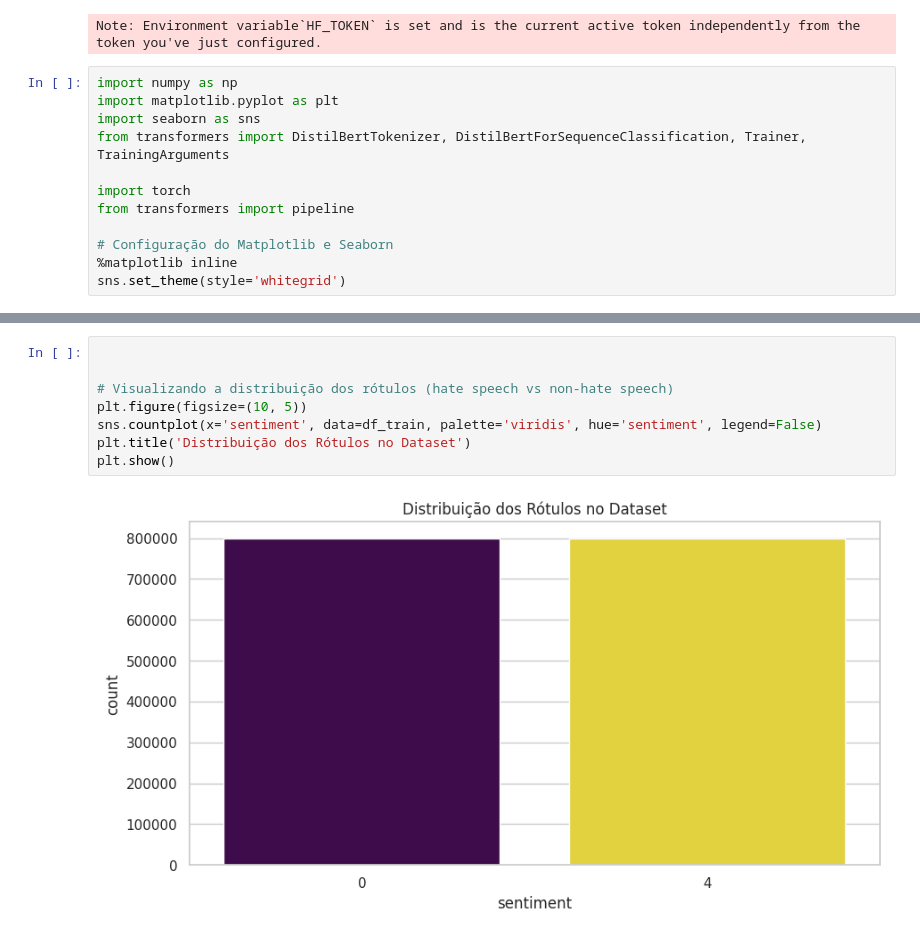
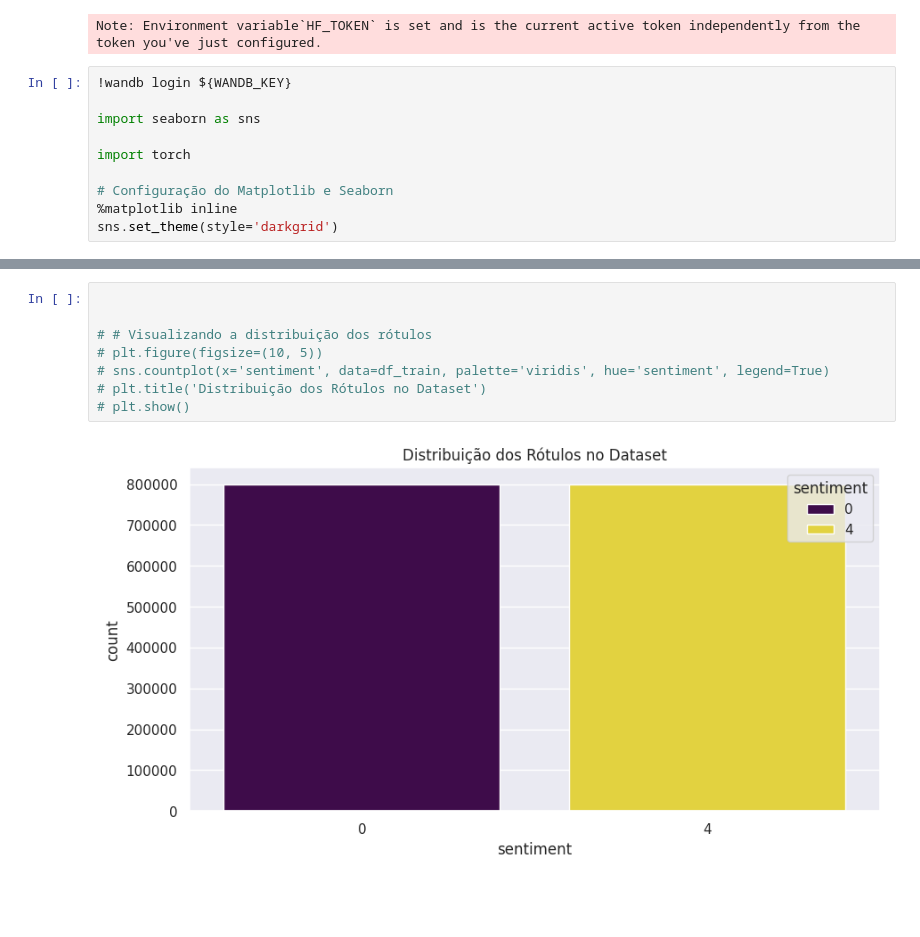
Before and after one commit to axdbertuol/ia-a3-grupo-1, a Jupyter notebook: ai_note.ipynb, the cells around one changed output, grey strips where cells are left out. Drawn from its saved outputs; the diff is of its cells as text; blank space fills up the shorter version.

```diff
--- a/ai_note.ipynb
+++ b/ai_note.ipynb
@@ -10,14 +10,12 @@ login(token=token)
 # %% [output]
 Note: Environment variable`HF_TOKEN` is set and is the current active token independently from the token you've just configured.
 # %%
-import numpy as np
-import matplotlib.pyplot as plt
+!wandb login ${WANDB_KEY}
+
 import seaborn as sns
-from transformers import DistilBertTokenizer, DistilBertForSequenceClassification, Trainer, TrainingArguments
 
 import torch
-from transformers import pipeline
 
 # Configuração do Matplotlib e Seaborn
 %matplotlib inline
-sns.set_theme(style='whitegrid')
+sns.set_theme(style='darkgrid')
@@ -46,10 +28,10 @@ DatasetDict({
 # %%
 
 
-# Visualizando a distribuição dos rótulos (hate speech vs non-hate speech)
-plt.figure(figsize=(10, 5))
-sns.countplot(x='sentiment', data=df_train, palette='viridis', hue='sentiment', legend=False)
-plt.title('Distribuição dos Rótulos no Dataset')
-plt.show()
+# # Visualizando a distribuição dos rótulos
+# plt.figure(figsize=(10, 5))
+# sns.countplot(x='sentiment', data=df_train, palette='viridis', hue='sentiment', legend=True)
+# plt.title('Distribuição dos Rótulos no Dataset')
+# plt.show()
 # %% [output]
-[figure, old version]
+[figure, new version]
```
Also changed, not shown: parts of 6 cells of this notebook.
